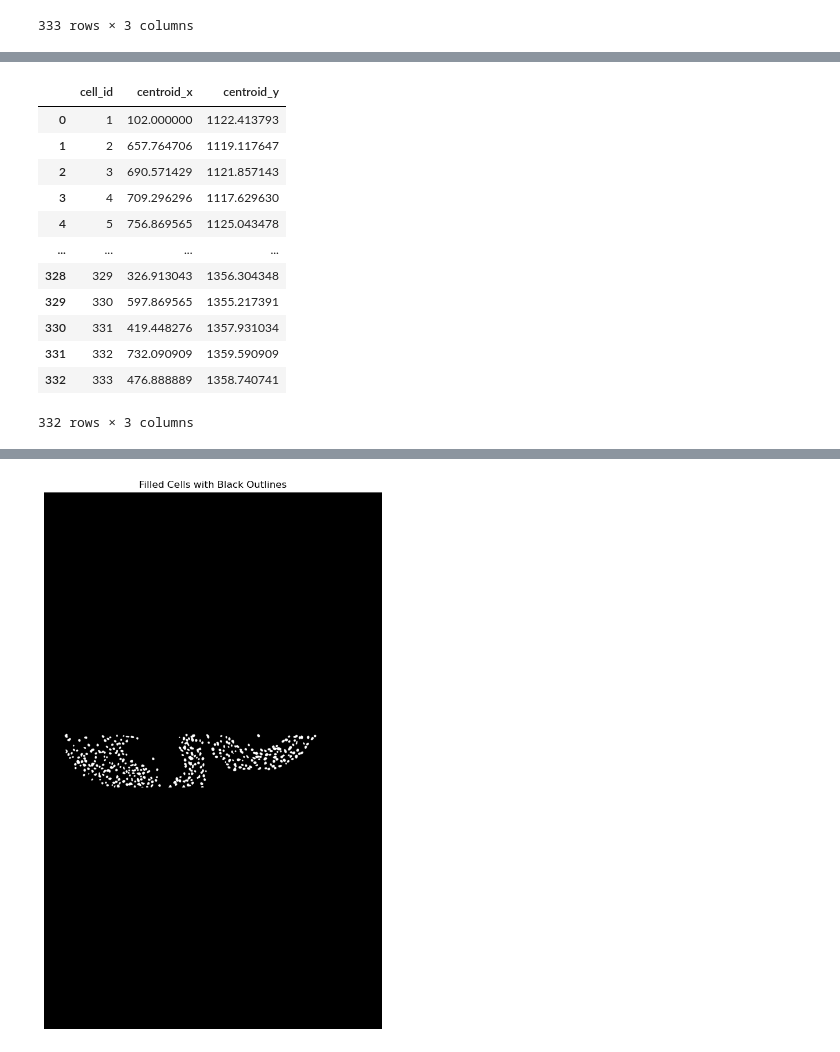
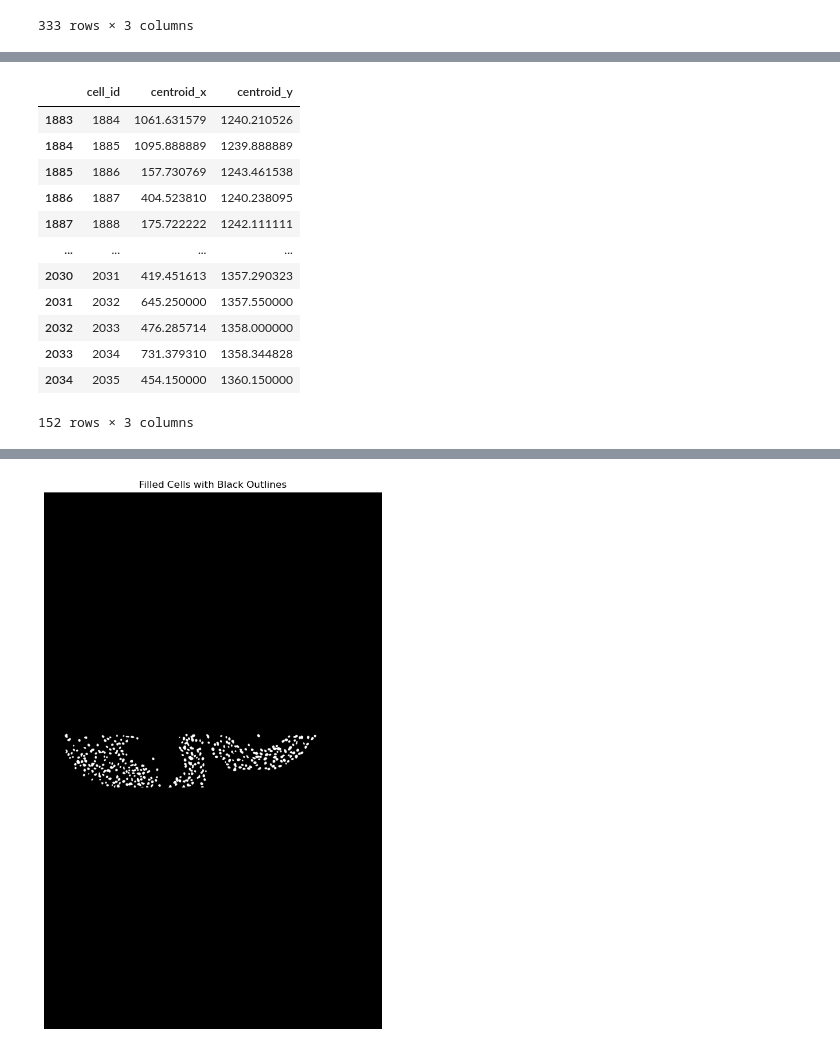
Before and after one commit to xiwang3236/Image_processing_tools, a Jupyter notebook: Solve_conflict.ipynb, the cells around one changed output, grey strips where cells are left out. Saved outputs shown, nothing was run; the diff lists cells and outputs as text; code cells hidden in the pictures.

```diff
--- a/Solve_conflict.ipynb
+++ b/Solve_conflict.ipynb
@@ -616,11 +618,11 @@ sub_dataframe_1
 def select_cell_ids_above_vertical_line(df_outlines, vertical_line_x):
     return df_outlines[df_outlines['centroid_x'] > vertical_line_x]['cell_id'].unique().tolist()
 # %%
-def select_cells_above_vertical_line(df, vertical_line_x):
-    return df[df['centroid_x'] > vertical_line_x]
+def select_cells_above_vertical_line(df, vertical_line):
+    return df[df['centroid_y'] > vertical_line]
 
-def select_cells_below_vertical_line(df, vertical_line_x):
-    return df[df['centroid_x'] < vertical_line_x]
+def select_cells_below_vertical_line(df, vertical_line):
+    return df[df['centroid_y'] < vertical_line]
 # %%
 result['vertical_line_x']
 # %% [output]
@@ -628,17 +630,17 @@ result['vertical_line_x']
 # %%
-selected_cell_above = select_cells_below_vertical_line(sub_dataframe_1, result['vertical_line_x'])
+selected_cell_above = select_cells_above_vertical_line(sub_dataframe_0, result['vertical_line_x'])
 selected_cell_above
 # %% [output]
 |  | cell_id | centroid_x | centroid_y |
-| 0 | 1 | 102.000000 | 1122.413793 |
-| 1 | 2 | 657.764706 | 1119.117647 |
-| 2 | 3 | 690.571429 | 1121.857143 |
-| 3 | 4 | 709.296296 | 1117.629630 |
-| 4 | 5 | 756.869565 | 1125.043478 |
+| 1883 | 1884 | 1061.631579 | 1240.210526 |
+| 1884 | 1885 | 1095.888889 | 1239.888889 |
+| 1885 | 1886 | 157.730769 | 1243.461538 |
+| 1886 | 1887 | 404.523810 | 1240.238095 |
+| 1887 | 1888 | 175.722222 | 1242.111111 |
 | ... | ... | ... | ... |
-| 328 | 329 | 326.913043 | 1356.304348 |
-| 329 | 330 | 597.869565 | 1355.217391 |
-| 330 | 331 | 419.448276 | 1357.931034 |
-| 331 | 332 | 732.090909 | 1359.590909 |
-| 332 | 333 | 476.888889 | 1358.740741 |
+| 2030 | 2031 | 419.451613 | 1357.290323 |
+| 2031 | 2032 | 645.250000 | 1357.550000 |
+| 2032 | 2033 | 476.285714 | 1358.000000 |
+| 2033 | 2034 | 731.379310 | 1358.344828 |
+| 2034 | 2035 | 454.150000 | 1360.150000 |
-332 rows × 3 columns
+152 rows × 3 columns
```
Also changed, not shown: parts of 8 cells of this notebook.
